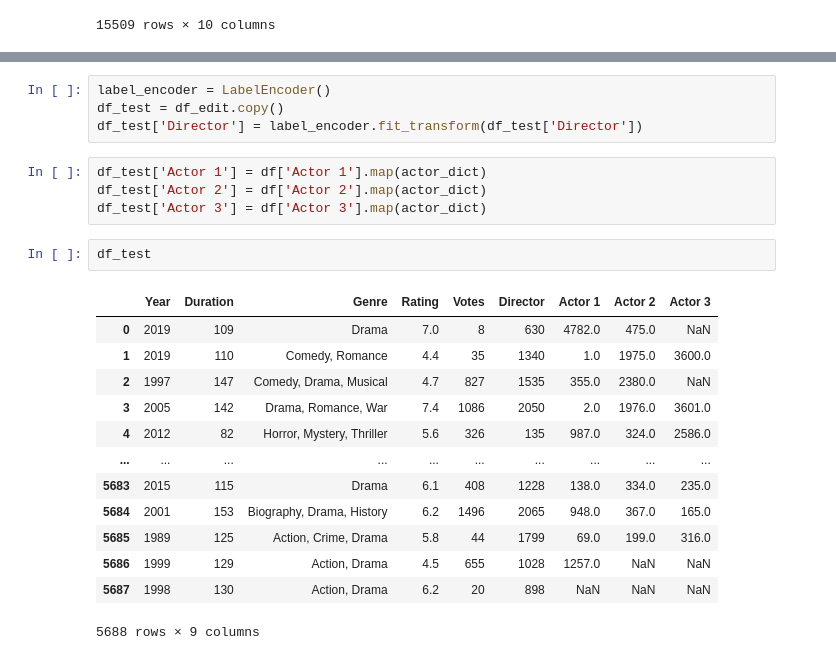
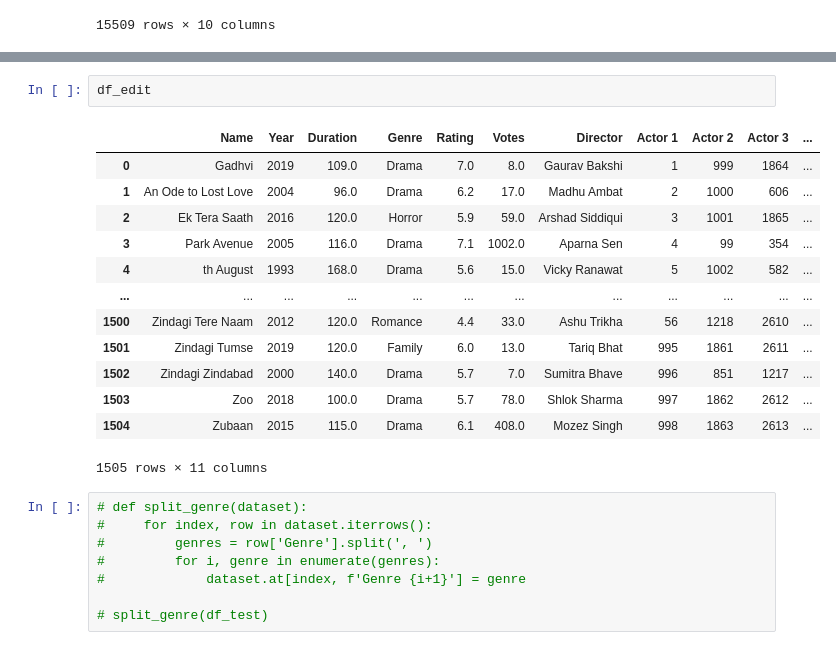
Before and after one commit to ImadElMaftouhi/codsoft, a Jupyter notebook: MOVIE RATING PREDICTION/alternate_version.ipynb, the cells around one changed output, grey strips where cells are left out. Saved outputs shown, nothing was run; the diff lists cells and outputs as text.

```diff
--- a/MOVIE RATING PREDICTION/alternate_version.ipynb
+++ b/MOVIE RATING PREDICTION/alternate_version.ipynb
@@ -109,24 +129,24 @@ director_mapping = dict(zip(label_encoder.classes_, label_encoder.transform(labe
-# %%
-label_encoder = LabelEncoder()
-df_test = df_edit.copy()
-df_test['Director'] = label_encoder.fit_transform(df_test['Director'])
-# %%
-df_test['Actor 1'] = df['Actor 1'].map(actor_dict)
-df_test['Actor 2'] = df['Actor 2'].map(actor_dict)
-df_test['Actor 3'] = df['Actor 3'].map(actor_dict)
-# %%
-df_test
-# %% [output]
-|  | Year | Duration | Genre | Rating | Votes | Director | Actor 1 | Actor 2 | Actor 3 |
-| 0 | 2019 | 109 | Drama | 7.0 | 8 | 630 | 4782.0 | 475.0 | NaN |
-| 1 | 2019 | 110 | Comedy, Romance | 4.4 | 35 | 1340 | 1.0 | 1975.0 | 3600.0 |
-| 2 | 1997 | 147 | Comedy, Drama, Musical | 4.7 | 827 | 1535 | 355.0 | 2380.0 | NaN |
-| 3 | 2005 | 142 | Drama, Romance, War | 7.4 | 1086 | 2050 | 2.0 | 1976.0 | 3601.0 |
-| 4 | 2012 | 82 | Horror, Mystery, Thriller | 5.6 | 326 | 135 | 987.0 | 324.0 | 2586.0 |
-| ... | ... | ... | ... | ... | ... | ... | ... | ... | ... |
-| 5683 | 2015 | 115 | Drama | 6.1 | 408 | 1228 | 138.0 | 334.0 | 235.0 |
-| 5684 | 2001 | 153 | Biography, Drama, History | 6.2 | 1496 | 2065 | 948.0 | 367.0 | 165.0 |
-| 5685 | 1989 | 125 | Action, Crime, Drama | 5.8 | 44 | 1799 | 69.0 | 199.0 | 316.0 |
-| 5686 | 1999 | 129 | Action, Drama | 4.5 | 655 | 1028 | 1257.0 | NaN | NaN |
-| 5687 | 1998 | 130 | Action, Drama | 6.2 | 20 | 898 | NaN | NaN | NaN |
-5688 rows × 9 columns
+# %%
+df_edit
+# %% [output]
+|  | Name | Year | Duration | Genre | Rating | Votes | Director | Actor 1 | Actor 2 | Actor 3 | ... |
+| 0 | Gadhvi | 2019 | 109.0 | Drama | 7.0 | 8.0 | Gaurav Bakshi | 1 | 999 | 1864 | ... |
+| 1 | An Ode to Lost Love | 2004 | 96.0 | Drama | 6.2 | 17.0 | Madhu Ambat | 2 | 1000 | 606 | ... |
+| 2 | Ek Tera Saath | 2016 | 120.0 | Horror | 5.9 | 59.0 | Arshad Siddiqui | 3 | 1001 | 1865 | ... |
+| 3 | Park Avenue | 2005 | 116.0 | Drama | 7.1 | 1002.0 | Aparna Sen | 4 | 99 | 354 | ... |
+| 4 | th August | 1993 | 168.0 | Drama | 5.6 | 15.0 | Vicky Ranawat | 5 | 1002 | 582 | ... |
+| ... | ... | ... | ... | ... | ... | ... | ... | ... | ... | ... | ... |
+| 1500 | Zindagi Tere Naam | 2012 | 120.0 | Romance | 4.4 | 33.0 | Ashu Trikha | 56 | 1218 | 2610 | ... |
+| 1501 | Zindagi Tumse | 2019 | 120.0 | Family | 6.0 | 13.0 | Tariq Bhat | 995 | 1861 | 2611 | ... |
+| 1502 | Zindagi Zindabad | 2000 | 140.0 | Drama | 5.7 | 7.0 | Sumitra Bhave | 996 | 851 | 1217 | ... |
+| 1503 | Zoo | 2018 | 100.0 | Drama | 5.7 | 78.0 | Shlok Sharma | 997 | 1862 | 2612 | ... |
+| 1504 | Zubaan | 2015 | 115.0 | Drama | 6.1 | 408.0 | Mozez Singh | 998 | 1863 | 2613 | ... |
+1505 rows × 11 columns
+# %%
+# def split_genre(dataset):
+#     for index, row in dataset.iterrows():
+#         genres = row['Genre'].split(', ')
+#         for i, genre in enumerate(genres):
+#             dataset.at[index, f'Genre {i+1}'] = genre
+
+# split_genre(df_test)
```
Also changed, not shown: parts of 31 cells of this notebook.
